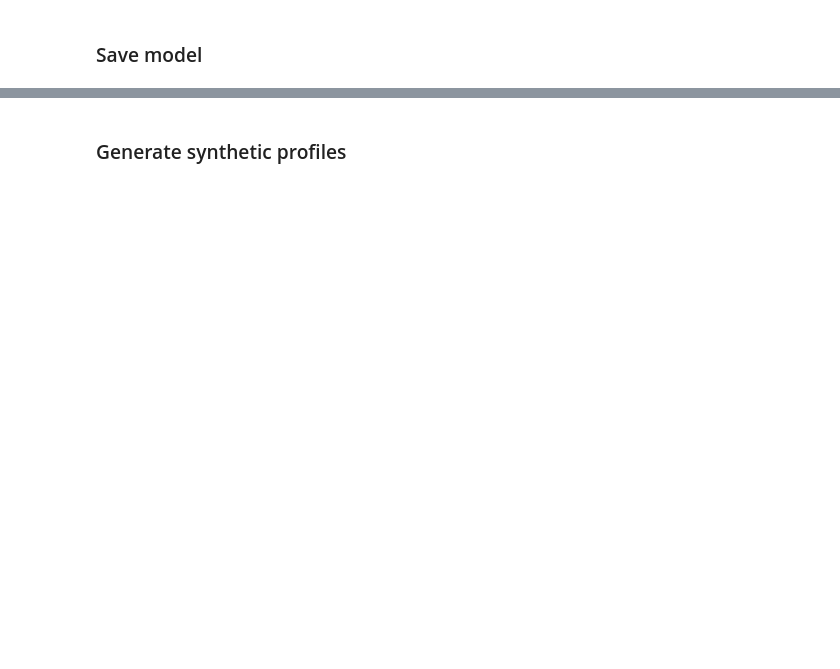
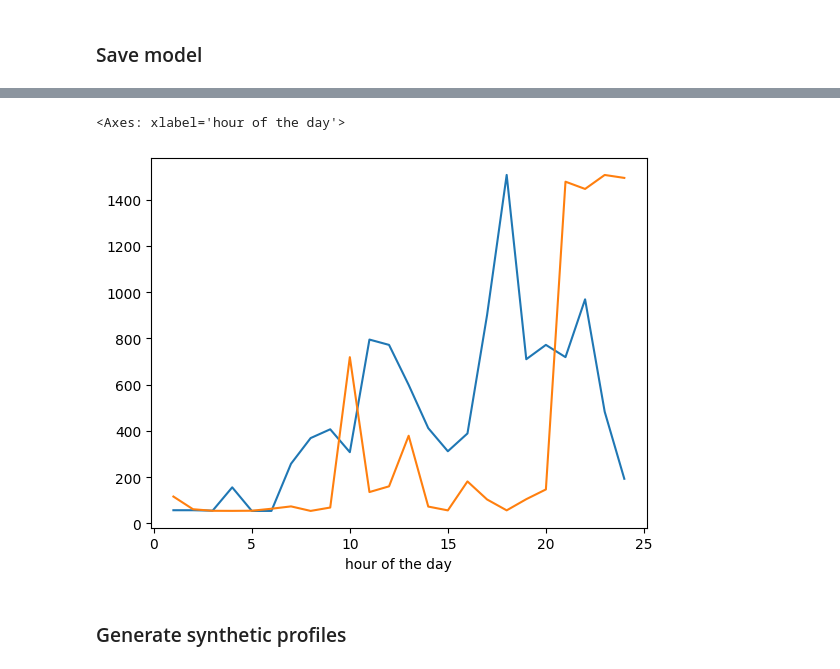
Before and after one commit to PhilippMaschi/GAN, a Jupyter notebook: main_2.ipynb, the cells around one changed output, grey strips where cells are left out. Saved outputs shown, nothing was run; the diff lists cells and outputs as text; code cells hidden in the pictures; blank space fills up the shorter version.

```diff
--- a/main_2.ipynb
+++ b/main_2.ipynb
@@ -110,3 +191,9 @@ df2.to_csv("synthetic.csv")
+# %%
+df_profiles.iloc[5].plot()
+df_synthProfiles.iloc[5].plot()
+# %% [output]
+<Axes: xlabel='hour of the day'>
+[figure, added]
 # %% [markdown]
 ### Generate synthetic profiles
 # %%
```
Also changed, not shown: parts of 19 cells of this notebook.
